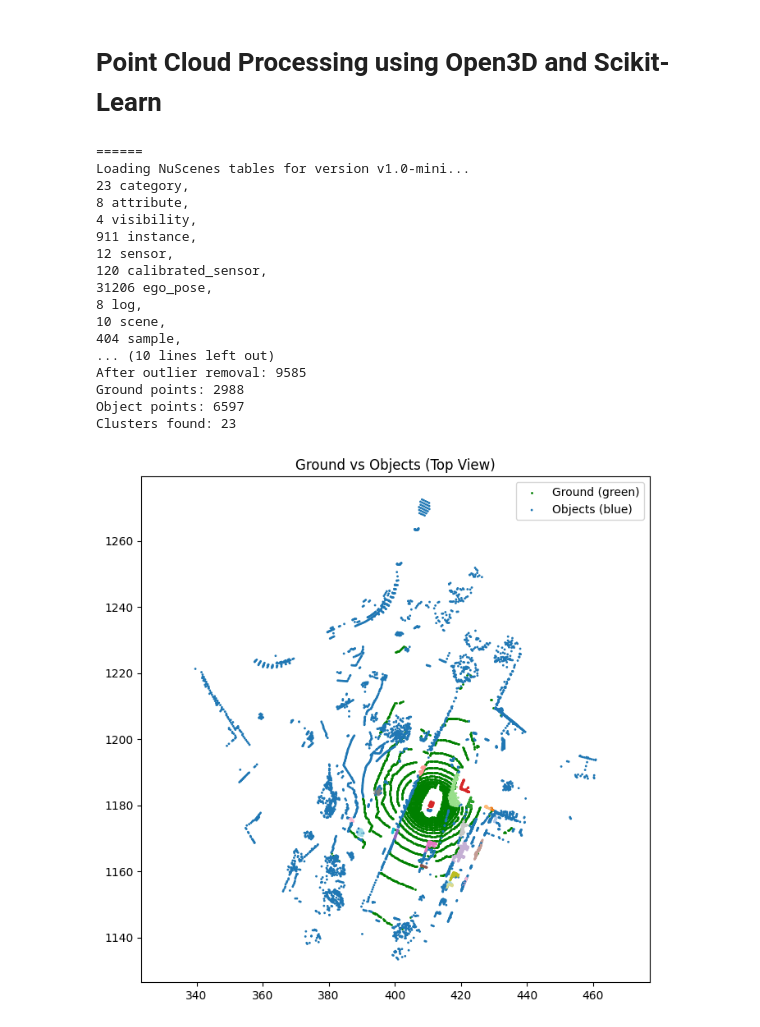
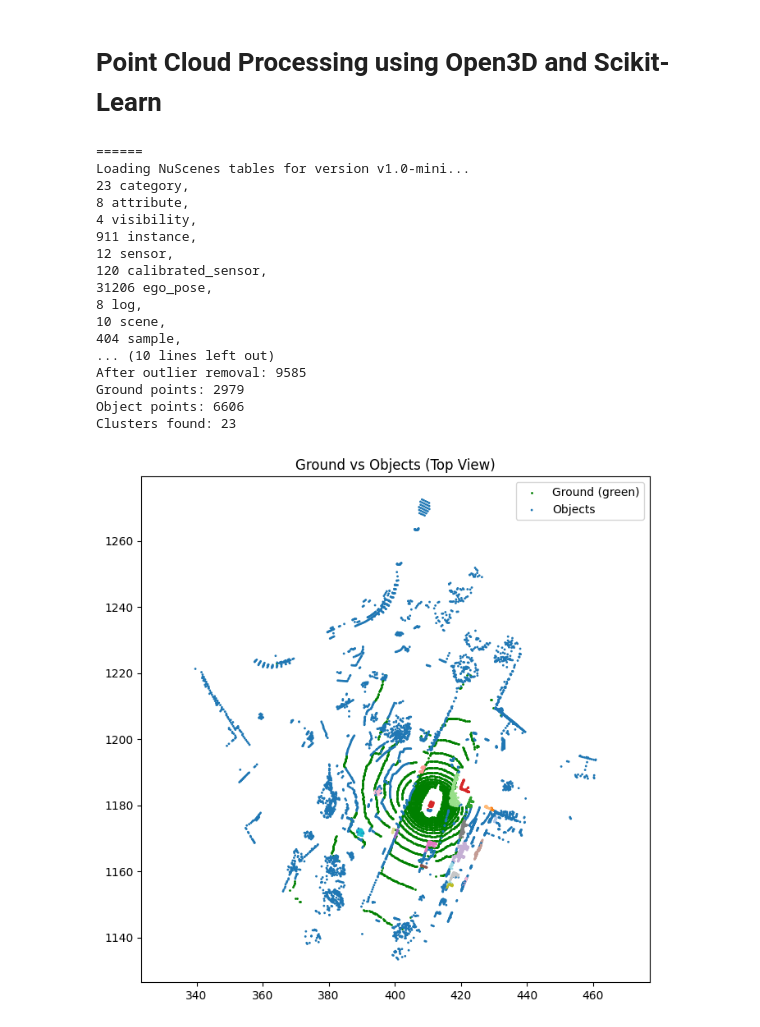
Before and after one commit to f-naderi/Point_Cloud, a Jupyter notebook: Point_Cloud.ipynb, the cells around one changed output. Saved outputs shown, nothing was run; the diff lists cells and outputs as text; code cells hidden in the pictures.

```diff
--- a/Point_Cloud.ipynb
+++ b/Point_Cloud.ipynb
@@ -237,34 +237,34 @@ o3d.io.write_point_cloud("results/visualizations/clusters.pcd", objects)
 # ====================================
 # VISUALIZATION
 # ====================================
 ground_points = np.asarray(ground.points)
 object_points = np.asarray(objects.points)
 
 plt.figure(figsize=(8,8))
 plt.scatter(ground_points[:,0], ground_points[:,1], c="green", s=1, label="Ground (green)")
-plt.scatter(object_points[:,0], object_points[:,1], c=labels, s=1, cmap="tab20", label="Objects (blue)")
+plt.scatter(object_points[:,0], object_points[:,1], c=labels, s=1, cmap="tab20", label="Objects")
 plt.axis("equal")
 plt.legend()
 plt.title("Ground vs Objects (Top View)")
 plt.savefig("results/visualizations/topview_ground_objects.png", dpi=300)
 plt.show()
 plt.close()
 # %% [output]
 ======
 Loading NuScenes tables for version v1.0-mini...
 23 category,
 8 attribute,
 4 visibility,
 911 instance,
 12 sensor,
 120 calibrated_sensor,
 31206 ego_pose,
 8 log,
 10 scene,
 404 sample,
 ... (10 lines left out)
 After outlier removal: 9585
-Ground points: 2988
-Object points: 6597
+Ground points: 2979
+Object points: 6606
 Clusters found: 23
-[figure, old version]
+[figure, new version]
```
Also changed, not shown: 5 other files.
